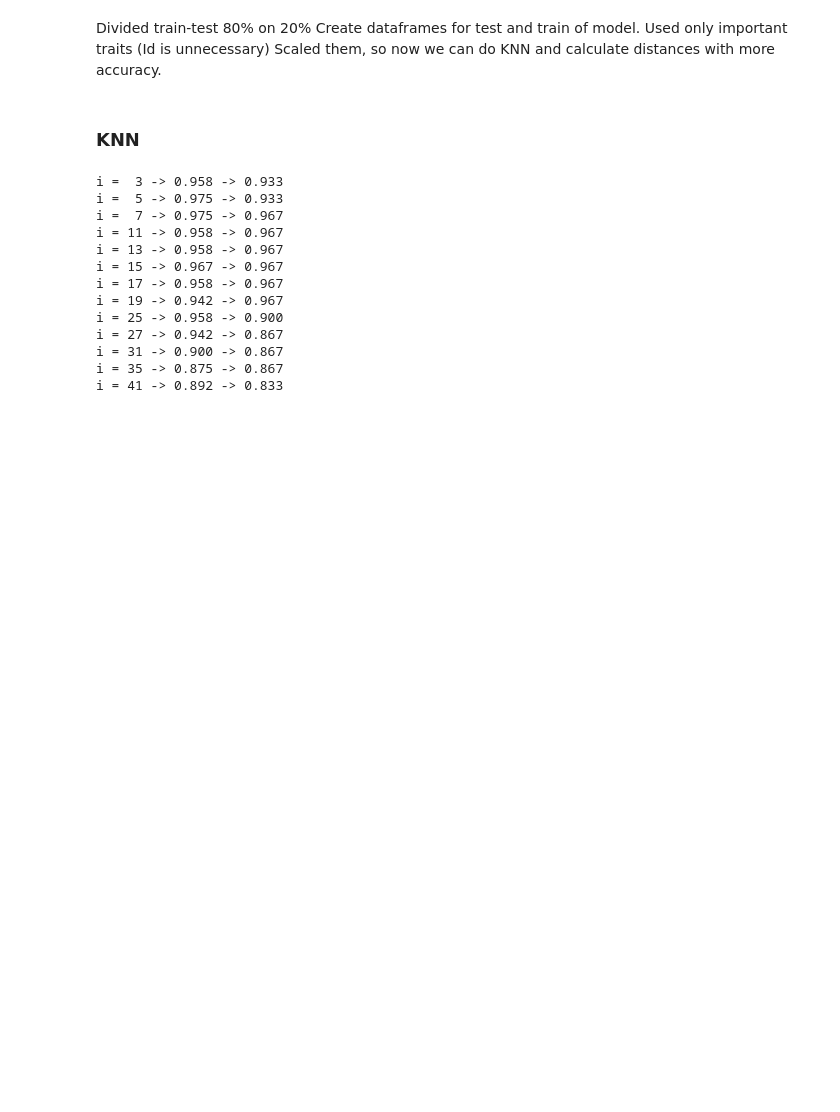
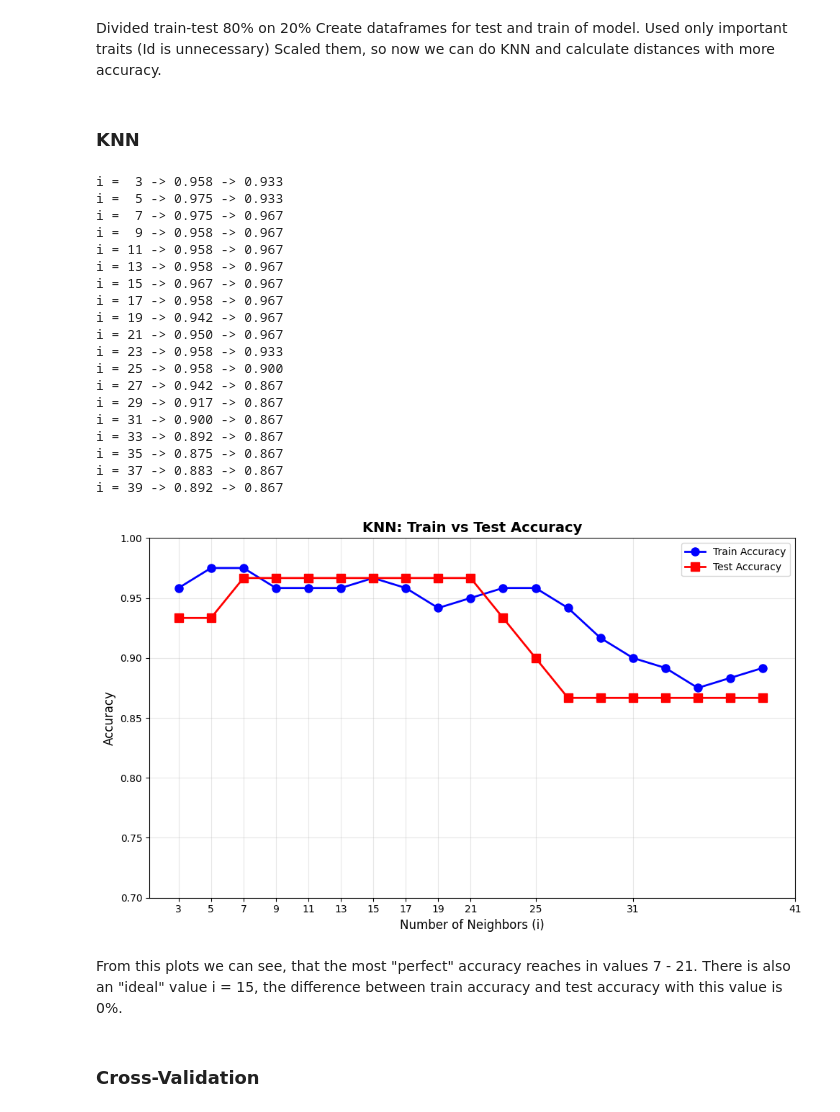
Before and after one commit to amirwardak/ml-course-homeworks, a Jupyter notebook: hw03_KNN/KNN_on_Iris_Species.ipynb, the cells around one changed output. Saved outputs shown, nothing was run; the diff lists cells and outputs as text; code cells hidden in the pictures; blank space fills up the shorter version.

```diff
--- a/hw03_KNN/KNN_on_Iris_Species.ipynb
+++ b/hw03_KNN/KNN_on_Iris_Species.ipynb
@@ -103,7 +104,7 @@ Scaled them, so now we can do KNN and calculate distances with more accuracy.
 # %% [markdown]
 ### KNN
 # %%
-meanings_knn = [3, 5, 7, 11, 13, 15, 17, 19, 25, 27, 31, 35, 41]
+meanings_knn = range(3, 41, 2)
 train_accuracy = []
 test_accuracy = []
 
@@ -126,13 +127,46 @@ for i in meanings_knn:
 i =  3 -> 0.958 -> 0.933
 i =  5 -> 0.975 -> 0.933
 i =  7 -> 0.975 -> 0.967
+i =  9 -> 0.958 -> 0.967
 i = 11 -> 0.958 -> 0.967
 i = 13 -> 0.958 -> 0.967
 i = 15 -> 0.967 -> 0.967
 i = 17 -> 0.958 -> 0.967
 i = 19 -> 0.942 -> 0.967
+i = 21 -> 0.950 -> 0.967
+i = 23 -> 0.958 -> 0.933
 i = 25 -> 0.958 -> 0.900
 i = 27 -> 0.942 -> 0.867
+i = 29 -> 0.917 -> 0.867
 i = 31 -> 0.900 -> 0.867
+i = 33 -> 0.892 -> 0.867
 i = 35 -> 0.875 -> 0.867
-i = 41 -> 0.892 -> 0.833
+i = 37 -> 0.883 -> 0.867
+i = 39 -> 0.892 -> 0.867
+# %%
+
+
+plt.figure(figsize=(10, 6))
+
+plt.plot(meanings_knn, train_accuracy, 'o-', label='Train Accuracy',
+         color='blue', linewidth=2, markersize=8)
+plt.plot(meanings_knn, test_accuracy, 's-', label='Test Accuracy',
+         color='red', linewidth=2, markersize=8)
+
+plt.xlabel('Number of Neighbors (i)', fontsize=12)
+plt.ylabel('Accuracy', fontsize=12)
+plt.title('KNN: Train vs Test Accuracy', fontsize=14, fontweight='bold')
+plt.legend(fontsize=10)
+plt.grid(True, alpha=0.3)
+plt.xticks(k_values)
+plt.ylim([0.7, 1.0])
+
+plt.tight_layout()
+plt.show()
+# %% [output]
+[figure, added]
+# %% [markdown]
+From this plots we can see, that the most "perfect" accuracy reaches in values 7 - 21.
+There is also an "ideal" value i = 15, the difference between train accuracy and test accuracy with this value is 0%.
+# %% [markdown]
+### Cross-Validation
```
Also changed, not shown: parts of 4 cells of this notebook.
